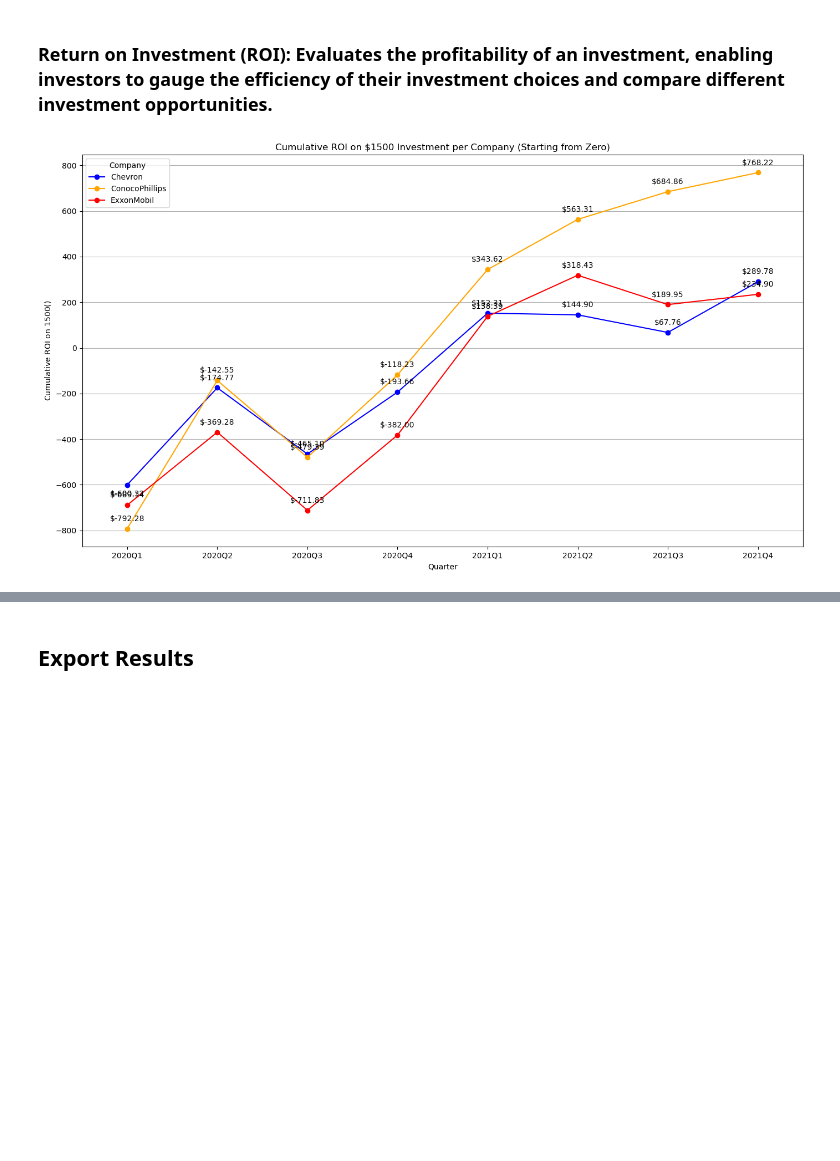
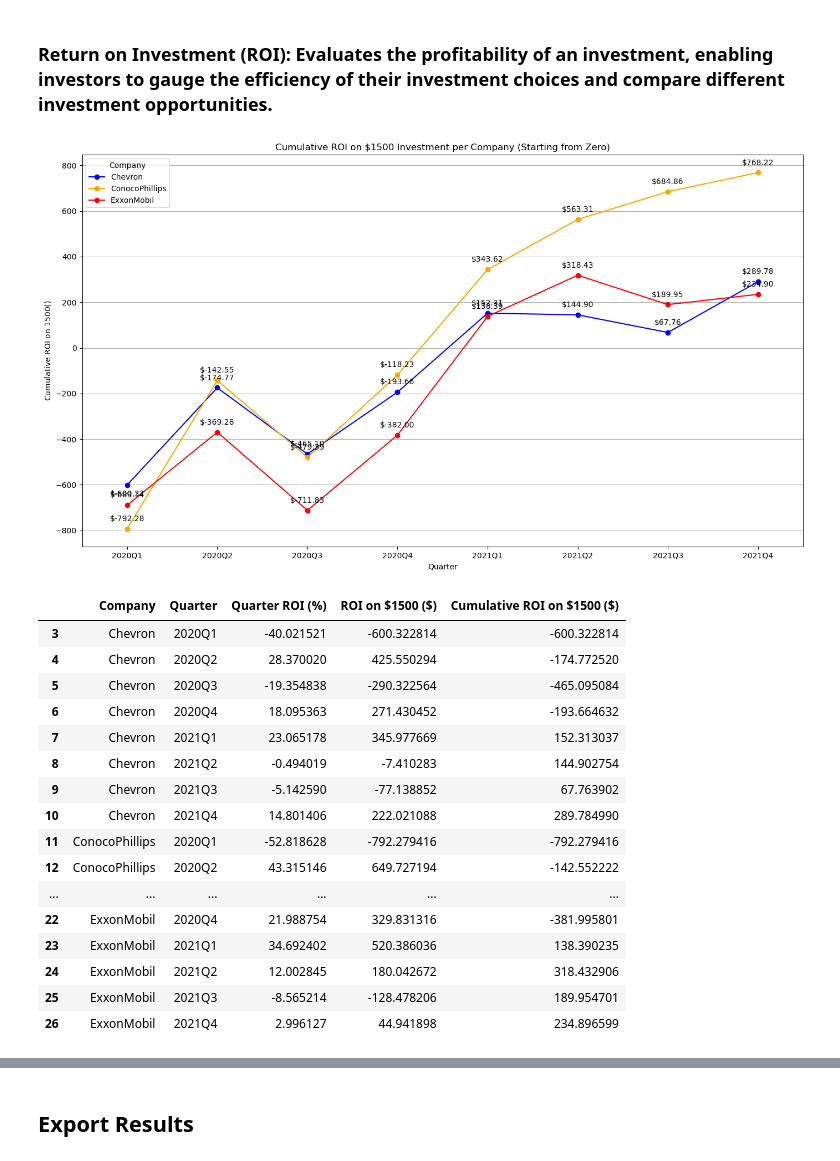
Before and after one commit to juanbracho/UT_Module16, a Jupyter notebook: data/Project_Stock_Analysis.ipynb, the cells around one changed output, grey strips where cells are left out. Saved outputs shown, nothing was run; the diff lists cells and outputs as text; code cells hidden in the pictures; blank space fills up the shorter version.

```diff
--- a/data/Project_Stock_Analysis.ipynb
+++ b/data/Project_Stock_Analysis.ipynb
@@ -199,7 +218,7 @@ plt.show()
 # Calculate the percentage change in Telecom Stock for each quarter
 quarterly_tele_percentage_change = filtered_tele_data.groupby(['Company', 'Quarter'], as_index=False).apply(
     lambda x: pd.Series({
-        'Percentage Change': (x.loc[x['Date'].idxmax()]['Open'] - x.loc[x['Date'].idxmin()]['Close']) / x.loc[x['Date'].idxmin()]['Close'] * 100
+        'Percentage Change (%)': (x.loc[x['Date'].idxmax()]['Open'] - x.loc[x['Date'].idxmin()]['Close']) / x.loc[x['Date'].idxmin()]['Close'] * 100
     })
 )
 
@@ -216,12 +235,12 @@ for company in quarterly_tele_percentage_change['Company'].unique():
     company_data = quarterly_tele_percentage_change[quarterly_tele_percentage_change['Company'] == company]
 
     # Ensure the symbol matches the color dictionary key
-    plt.plot(company_data['Quarter'], company_data['Percentage Change'], marker='o', label=company, color=tele_colors[company])
+    plt.plot(company_data['Quarter'], company_data['Percentage Change (%)'], marker='o', label=company, color=tele_colors[company])
 
     # Annotate each percentage change by stock per quarter
     for i, row in company_data.iterrows():
-        plt.annotate(f"{row['Percentage Change']:.2f}%",
-                     (row['Quarter'], row['Percentage Change']),
+        plt.annotate(f"{row['Percentage Change (%)']:.2f}%",
+                     (row['Quarter'], row['Percentage Change (%)']),
                      textcoords="offset points", xytext=(0,10), ha='center')
 
 # Plot visual formatting
@@ -234,5 +253,7 @@ plt.xticks(rotation=45)  # Rotate x-axis labels to avoid overlap
 plt.tight_layout()  # Ensure the plot fits well
 plt.savefig('outputs/telecom_stock_change.png')  # Save the plot as PNG
 plt.show()
+
+quarterly_tele_percentage_change
 # %% [output]
 [figure]
@@ -459,7 +535,7 @@ def oil_roi(group):
     })
 
 # Apply the ROI calculation to each company for each quarter
-quarterly_oil_roi = filtered_oil_data.groupby(['Company', 'Quarter']).apply(oil_roi).reset_index()
+cumulative_oil_roi = filtered_oil_data.groupby(['Company', 'Quarter']).apply(oil_roi).reset_index()
 
 # Initialize cumulative ROI with zero
 initial_investment = pd.DataFrame({
@@ -471,51 +547,70 @@ initial_investment = pd.DataFrame({
 })
 
 # Ensure that the cumulative ROI starts from zero for each company
-quarterly_oil_roi['Cumulative ROI on $1500 ($)'] = quarterly_oil_roi.groupby('Company')['ROI on $1500 ($)'].cumsum()
-quarterly_oil_roi = pd.concat([initial_investment, quarterly_oil_roi], ignore_index=True).sort_values(by=['Company', 'Quarter'])
+cumulative_oil_roi['Cumulative ROI on $1500 ($)'] = cumulative_oil_roi.groupby('Company')['ROI on $1500 ($)'].cumsum()
+cumulative_oil_roi = pd.concat([initial_investment, cumulative_oil_roi], ignore_index=True).sort_values(by=['Company', 'Quarter'])
 
 # Convert the 'Quarter' column to string
-quarterly_oil_roi['Quarter'] = quarterly_oil_roi['Quarter'].astype(str)
+cumulative_oil_roi['Quarter'] = cumulative_oil_roi['Quarter'].astype(str)
 
 # Remove the final zero point at the end for each company
-quarterly_oil_roi = quarterly_oil_roi[quarterly_oil_roi['Quarter'] != '0']
+cumulative_oil_roi = cumulative_oil_roi[cumulative_oil_roi['Quarter'] != '0']
 
 # Plot the cumulative ROI on a $1500 investment starting from zero
 plt.figure(figsize=(14, 8))
 
-for company in quarterly_oil_roi['Company'].unique():
-    company_data = quarterly_oil_roi[quarterly_oil_roi['Company'] == company]
+for company in cumulative_oil_roi['Company'].unique():
+    company_data = cumulative_oil_roi[cumulative_oil_roi['Company'] == company]
     plt.plot(company_data['Quarter'].astype(str), company_data['Cumulative ROI on $1500 ($)'], marker='o', label=company, color=oil_colors[company])
 
     # Annotate each point with the Y value
     for i, row in company_data.iterrows():
         if company == 'Chevron' and row['Quarter'] == '2020Q1':
             plt.annotate(f"${row['Cumulative ROI on $1500 ($)']:.2f}", (row['Quarter'], row['Cumulative ROI on $1500 ($)']), textcoords="offset points",
                          xytext=(0, -15), ha='center')  # Lower the annotation for Chevron in Q1
         else:
             plt.annotate(f"${row['Cumulative ROI on $1500 ($)']:.2f}", (row['Quarter'], row['Cumulative ROI on $1500 ($)']), textcoords="offset points",
                          xytext=(0, 10), ha='center')
 
 # Plot visual formatting.
 # Define the x-tick positions and labels
-xticks_positions = range(len(quarterly_oil_roi['Quarter'].unique()))
-xticks_labels = quarterly_oil_roi['Quarter'].unique()
+xticks_positions = range(len(cumulative_oil_roi['Quarter'].unique()))
+xticks_labels = cumulative_oil_roi['Quarter'].unique()
 
 plt.xticks(xticks_positions, xticks_labels)
 
 # Set x-axis limits to include space before the first quarter
 plt.xlim(left=-0.5, right=len(xticks_positions)-0.5)
 
 plt.title('Cumulative ROI on $1500 Investment per Company (Starting from Zero)')
 plt.xlabel('Quarter')
 plt.ylabel('Cumulative ROI on $1500 ($)')
 plt.legend(title='Company')
 plt.grid(True, axis='y')  # Horizontal grid lines only
 plt.tight_layout()
 plt.savefig('outputs/oil_roi.png')
 plt.show()
+
+cumulative_oil_roi
 # %% [output]
 [figure]
+|  | Company | Quarter | Quarter ROI (%) | ROI on $1500 ($) | Cumulative ROI on $1500 ($) |
+| 3 | Chevron | 2020Q1 | -40.021521 | -600.322814 | -600.322814 |
+| 4 | Chevron | 2020Q2 | 28.370020 | 425.550294 | -174.772520 |
+| 5 | Chevron | 2020Q3 | -19.354838 | -290.322564 | -465.095084 |
+| 6 | Chevron | 2020Q4 | 18.095363 | 271.430452 | -193.664632 |
+| 7 | Chevron | 2021Q1 | 23.065178 | 345.977669 | 152.313037 |
+| 8 | Chevron | 2021Q2 | -0.494019 | -7.410283 | 144.902754 |
+| 9 | Chevron | 2021Q3 | -5.142590 | -77.138852 | 67.763902 |
+| 10 | Chevron | 2021Q4 | 14.801406 | 222.021088 | 289.784990 |
+| 11 | ConocoPhillips | 2020Q1 | -52.818628 | -792.279416 | -792.279416 |
+| 12 | ConocoPhillips | 2020Q2 | 43.315146 | 649.727194 | -142.552222 |
+| ... | ... | ... | ... | ... | ... |
+| 22 | ExxonMobil | 2020Q4 | 21.988754 | 329.831316 | -381.995801 |
+| 23 | ExxonMobil | 2021Q1 | 34.692402 | 520.386036 | 138.390235 |
+| 24 | ExxonMobil | 2021Q2 | 12.002845 | 180.042672 | 318.432906 |
+| 25 | ExxonMobil | 2021Q3 | -8.565214 | -128.478206 | 189.954701 |
+| 26 | ExxonMobil | 2021Q4 | 2.996127 | 44.941898 | 234.896599 |
 # %%
 # Get the opening price on 2020-01-02 for each company (change the date if necessary)
 initial_prices_tele = filtered_tele_data[filtered_tele_data['Date'] == pd.Timestamp('2020-01-02')].set_index('Company')['Open']
```
Also changed, not shown: parts of 10 cells of this notebook, 32 other files.
